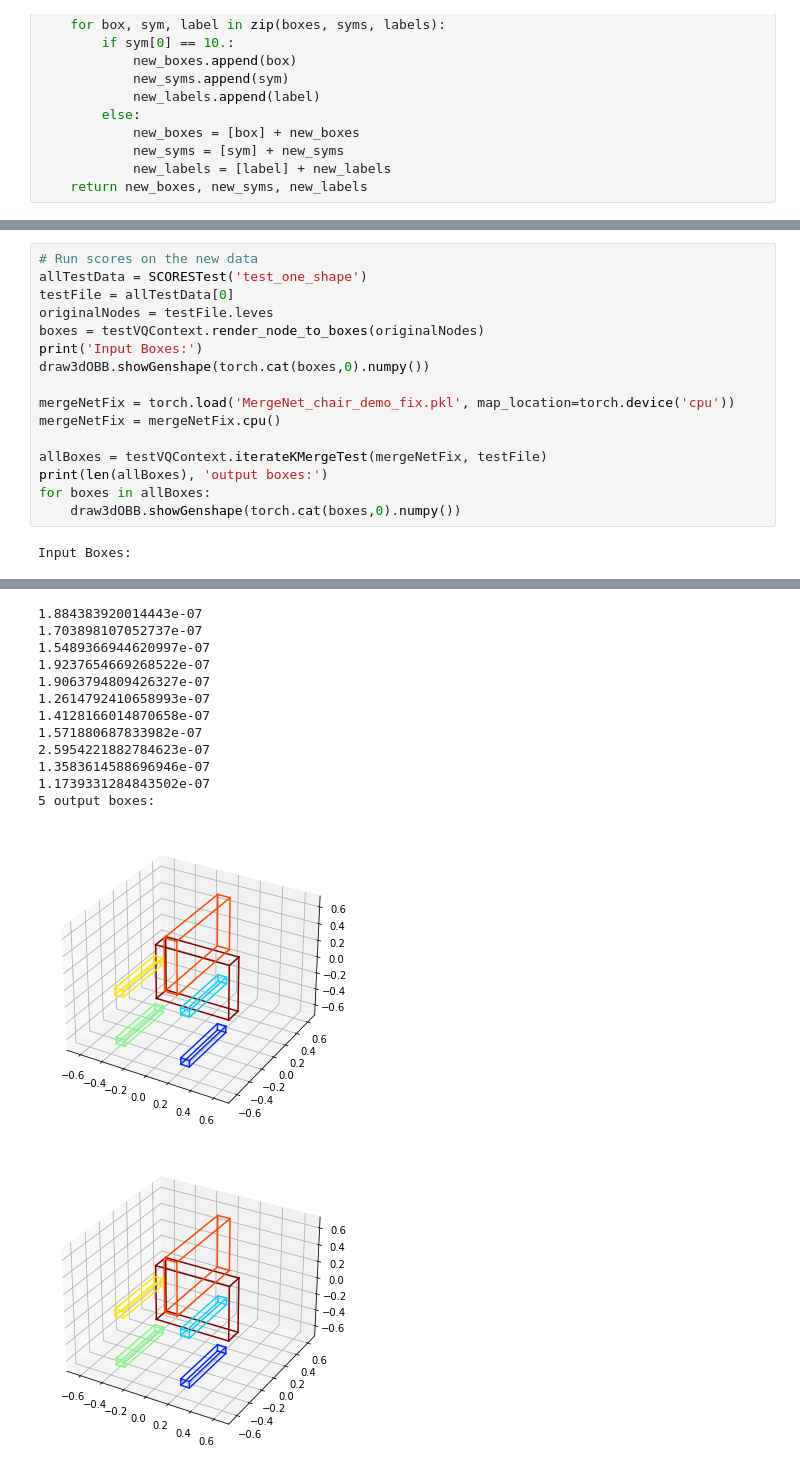
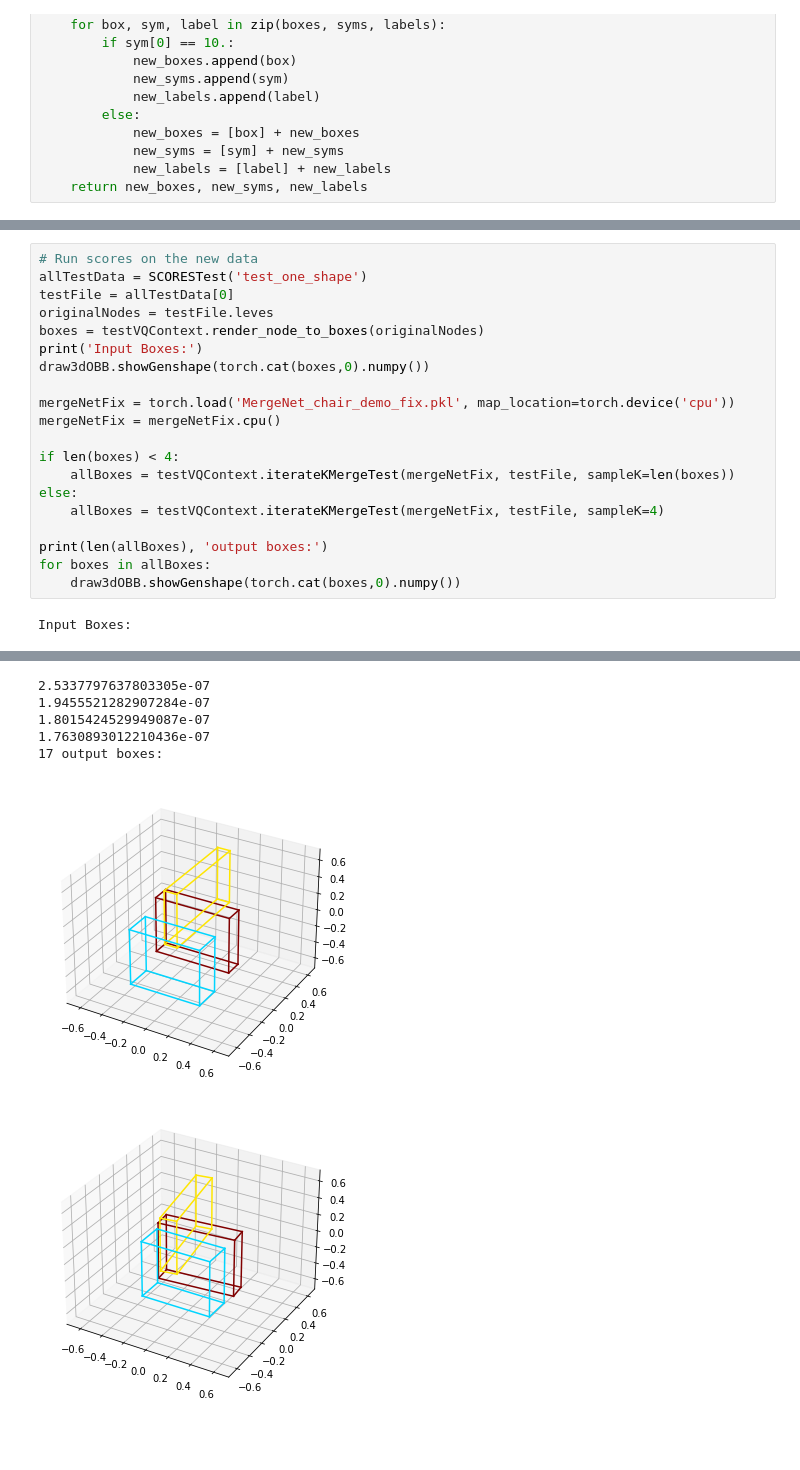
Before and after one commit to sepideh-srj/764project, a Jupyter notebook: SCORES/SCORESInput.ipynb, the cells around one changed output, grey strips where cells are left out. Drawn from its saved outputs; the diff is of its cells as text; blank space fills up the shorter version.

```diff
--- a/SCORES/SCORESInput.ipynb
+++ b/SCORES/SCORESInput.ipynb
@@ -649,7 +686,11 @@ draw3dOBB.showGenshape(torch.cat(boxes,0).numpy())
 mergeNetFix = torch.load('MergeNet_chair_demo_fix.pkl', map_location=torch.device('cpu'))
 mergeNetFix = mergeNetFix.cpu()
 
-allBoxes = testVQContext.iterateKMergeTest(mergeNetFix, testFile)
+if len(boxes) < 4:
+    allBoxes = testVQContext.iterateKMergeTest(mergeNetFix, testFile, sampleK=len(boxes))
+else:
+    allBoxes = testVQContext.iterateKMergeTest(mergeNetFix, testFile, sampleK=4)
+
 print(len(allBoxes), 'output boxes:')
 for boxes in allBoxes:
     draw3dOBB.showGenshape(torch.cat(boxes,0).numpy())
@@ -659,14 +700,7 @@ Input Boxes:
-1.884383920014443e-07
-1.703898107052737e-07
-1.5489366944620997e-07
-1.9237654669268522e-07
-1.9063794809426327e-07
-1.2614792410658993e-07
-1.4128166014870658e-07
-1.571880687833982e-07
-2.5954221882784623e-07
-1.3583614588696946e-07
-1.1739331284843502e-07
-5 output boxes:
+2.5337797637803305e-07
+1.9455521282907284e-07
+1.8015424529949087e-07
+1.7630893012210436e-07
+17 output boxes:
-[figure, old version]
+[figure, new version]
-[figure, old version]
+[figure, new version]
```
Also changed, not shown: parts of 4 cells of this notebook, 10 other files.
